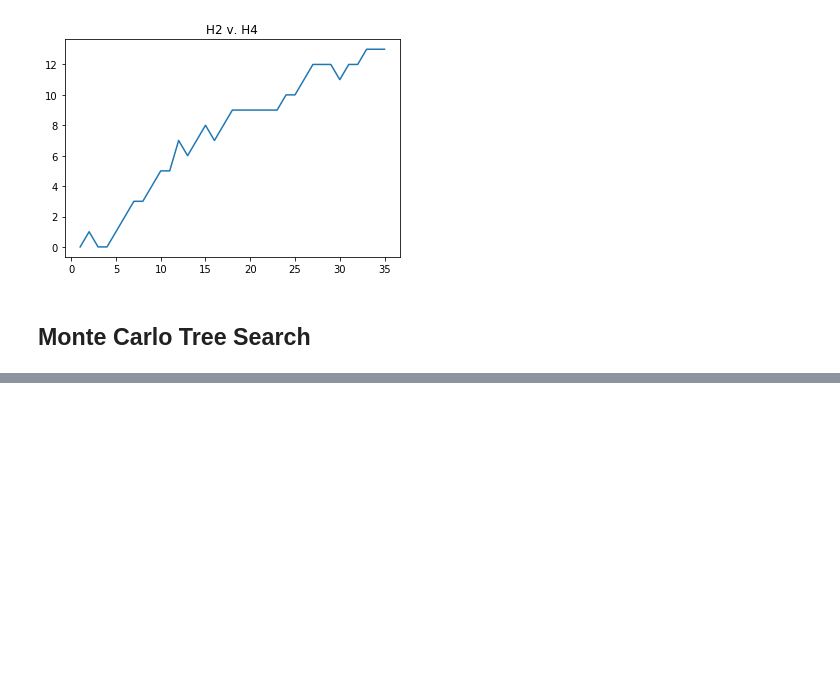
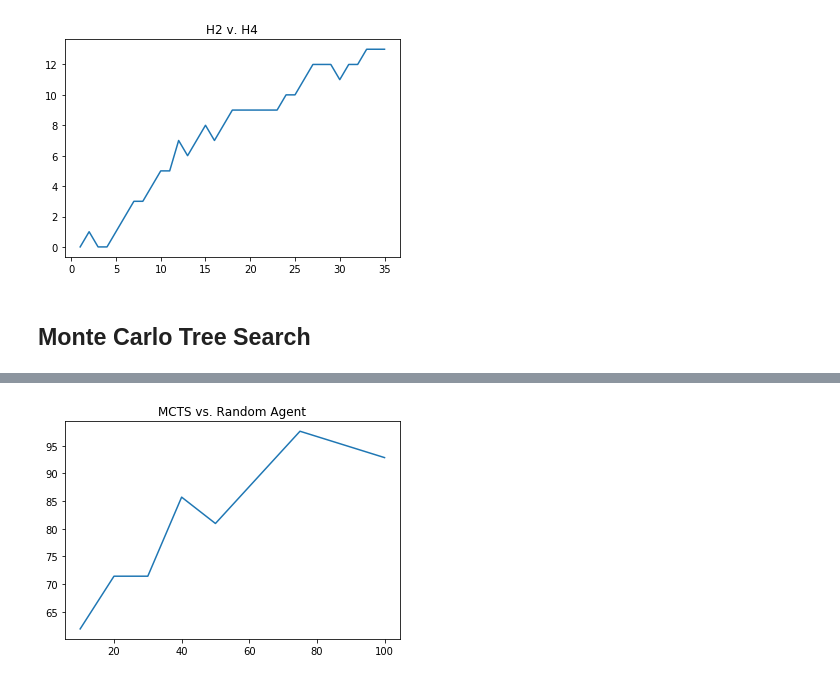
Before and after one commit to Holstrup/KalahaAI, a Jupyter notebook: AgentInspection.ipynb, the cells around one changed output, grey strips where cells are left out. Saved outputs shown, nothing was run; the diff lists cells and outputs as text; code cells hidden in the pictures; blank space fills up the shorter version.

```diff
--- a/AgentInspection.ipynb
+++ b/AgentInspection.ipynb
@@ -327,11 +362,0 @@ def mcts_results(mcts):
-# %%
-for i in range(10):
-    mcts = MCTS()
-    start_time = time.time()
-    j = 0
-    while time.time() - start_time < 15:
-        j += 1
-        s0 = mcts.root_node
-        mcts.MCTS(s0)
-    mcts_results(mcts)
-    print("Iterations: {}".format(j))
@@ -356,0 +365,8 @@ KeyboardInterrupt:
+# %%
+def monte_carlo_pred(curr_state, iterations):
+    s0 = State(curr_state)
+    mcts = MCTS(s0)
+    for i in range(iterations):
+        n0 = mcts.root_node
+        mcts.MCTS(n0)
+    return mcts.robust_child()
@@ -356,0 +411,19 @@ KeyboardInterrupt:
+# %%
+repetitions = 10
+iterations = [50, 100, 500, 1000, 1500, 2000]
+results = []
+for j in iterations:
+    game_series = []
+
+    for i in range(repetitions + 1):
+        game_series.append(main(j))
+
+    print("Halfway", j)
+
+    for i in range(repetitions + 1):
+        game_series.append(-1 * main(j, False))
+
+    game_series = np.array(game_series)
+    print("Full Game Series:", game_series)
+    win_rate = np.size(np.where(game_series > 0)) / np.size(game_series) * 100
+    results.append(win_rate)
@@ -356,0 +438,7 @@ KeyboardInterrupt:
+# %%
+plt.plot(iterations, results)
+plt.title("MCTS vs. Random Agent")
+#plt.legend(loc="upper left")
+plt.show()
+# %% [output]
+[figure, added]
```
Also changed, not shown: parts of 14 cells of this notebook, 2 other files.
